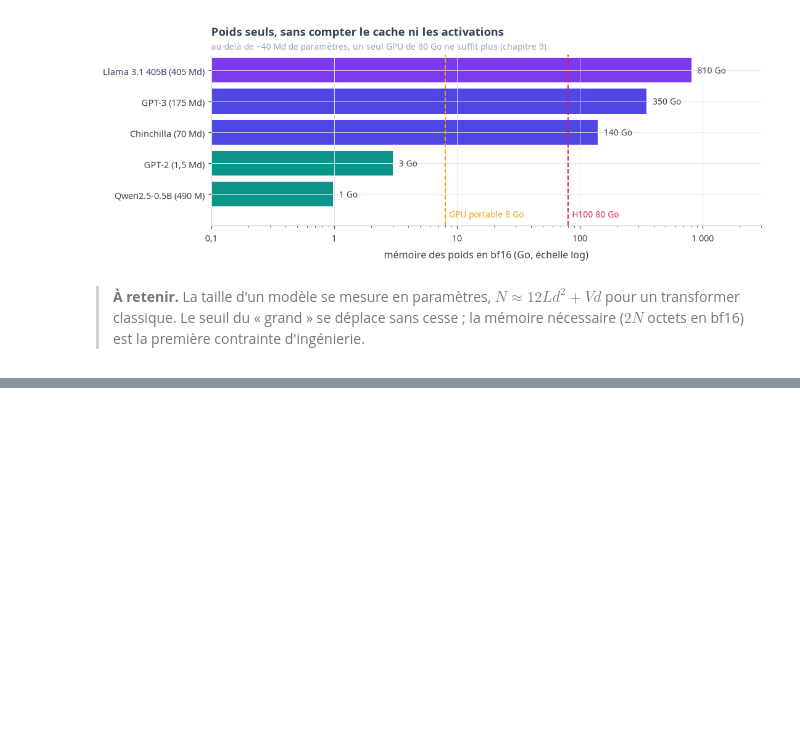
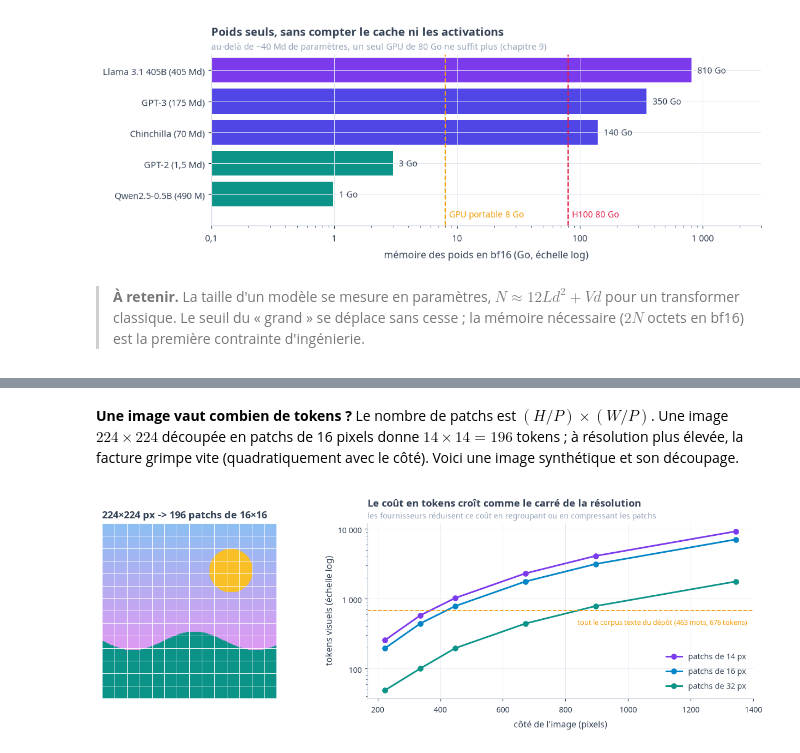
Before and after one commit to gwils28/AI_Engineering__ByTheBook, a Jupyter notebook: notebooks/ch01_introduction_ai_engineering/ch01_cours_2_autosupervision_echelle_fondation.ipynb, the cells around one changed output, grey strips where cells are left out. Saved outputs shown, nothing was run; the diff lists cells and outputs as text; code cells hidden in the pictures; blank space fills up the shorter version.

```diff
--- a/notebooks/ch01_introduction_ai_engineering/ch01_cours_2_autosupervision_echelle_fondation.ipynb
+++ b/notebooks/ch01_introduction_ai_engineering/ch01_cours_2_autosupervision_echelle_fondation.ipynb
@@ -305,0 +355,11 @@ plt.tight_layout(); plt.show()
+# %%
+rows = []
+for name, N, D in [("GPT-2 (1,5 Md)", 1.5e9, 30e9), ("Chinchilla", 70e9, 1.4e12), ("GPT-3", 175e9, 300e9),
+                   ("Llama 3.1 405B", 405e9, 15.6e12)]:
+    C = c1.training_flops(N, D)
+    laptop_days = C / (50e12 * 0.4) / 86400
+    cluster_days = C / (16_000 * 990e12 * 0.4) / 86400
+    rows.append({"modèle": name, "calcul C = 6ND (FLOP)": f"{C:.1e}",
+                 "GPU portable (années)": f"{laptop_days / 365:,.1f}".replace(",", " ").replace(".", ","),
+                 "16 000 H100 (jours)": f"{cluster_days:.1f}"})
+pd.DataFrame(rows)
@@ -305,0 +413,37 @@ plt.tight_layout(); plt.show()
+# %% [markdown]
+**Une image vaut combien de tokens ?** Le nombre de patchs est $(H/P) \times (W/P)$. Une
+image $224 \times 224$ découpée en patchs de 16 pixels donne $14 \times 14 = 196$ tokens ;
+à résolution plus élevée, la facture grimpe vite (quadratiquement avec le côté). Voici
+une image synthétique et son découpage.
+# %%
+H = W = 224; P = 16
+yy, xx = np.mgrid[0:H, 0:W]
+img = np.zeros((H, W, 3))
+img[..., 0] = 0.55 + 0.45 * (yy / H)           # ciel en dégradé
+img[..., 1] = 0.75 - 0.2 * (yy / H)
+img[..., 2] = 0.95
+sun = (xx - 165) ** 2 + (yy - 60) ** 2 < 28 ** 2
+img[sun] = [0.98, 0.75, 0.15]
+ground = yy > 150 + 12 * np.sin(xx / 25)
+img[ground] = [0.05, 0.58, 0.53]
+
+fig, axes = plt.subplots(1, 2, figsize=(12, 4.2), gridspec_kw={"width_ratios": [1, 1.5]})
+axes[0].imshow(img)
+for k in range(0, H + 1, P):
+    axes[0].axhline(k - 0.5, color="white", lw=0.6); axes[0].axvline(k - 0.5, color="white", lw=0.6)
+axes[0].set_title(f"{H}×{W} px -> {(H // P) ** 2} patchs de {P}×{P}"); axes[0].axis("off")
+res = np.array([224, 336, 448, 672, 896, 1344])
+for p_, col in [(14, VIOLET), (16, SKY), (32, TEAL)]:
+    axes[1].plot(res, (res // p_) ** 2, "o-", color=col, label=f"patchs de {p_} px")
+n_corpus = c1.get_tokenizer("GPT-4o (o200k)").count(c1.CORPUS_FR)
+axes[1].axhline(n_corpus, color=AMBER, ls="--", lw=1.2)
+axes[1].text(1380, n_corpus * 0.8, f"tout le corpus texte du dépôt ({len(c1.words(c1.CORPUS_FR))} mots, {n_corpus} tokens)",
+             color=AMBER, fontsize=8.5, ha="right", va="top")
+axes[1].set_yscale("log"); c1.plain_log(axes[1])
+axes[1].set_xlabel("côté de l'image (pixels)"); axes[1].set_ylabel("tokens visuels (échelle log)")
+axes[1].legend(loc="lower right")
+c1.title_sub(axes[1], "Le coût en tokens croît comme le carré de la résolution",
+             "les fournisseurs réduisent ce coût en regroupant ou en compressant les patchs")
+finish(fig); plt.show()
+# %% [output]
+[figure, added]
```
Also changed, not shown: parts of 28 cells of this notebook.
